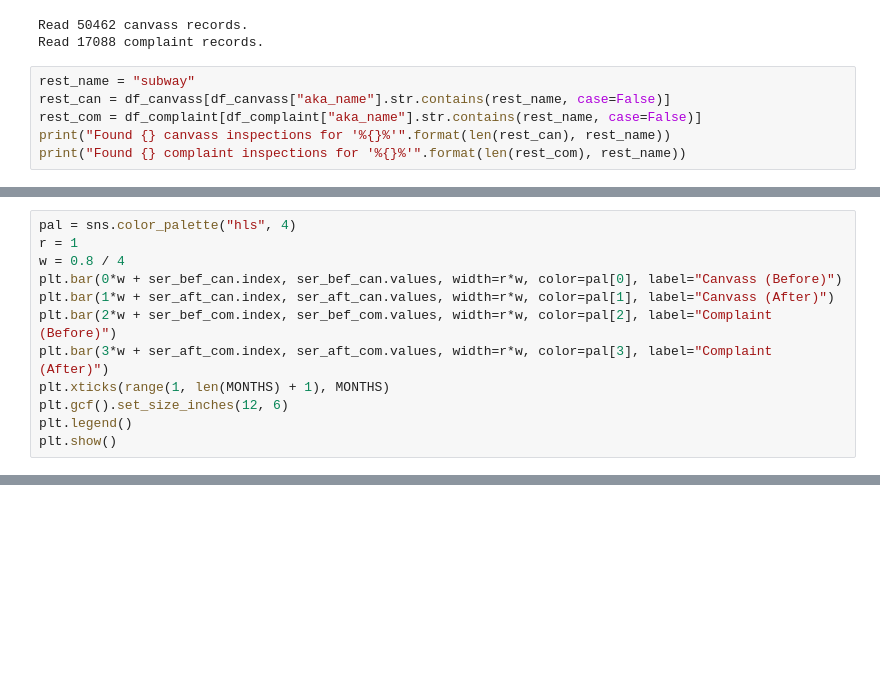
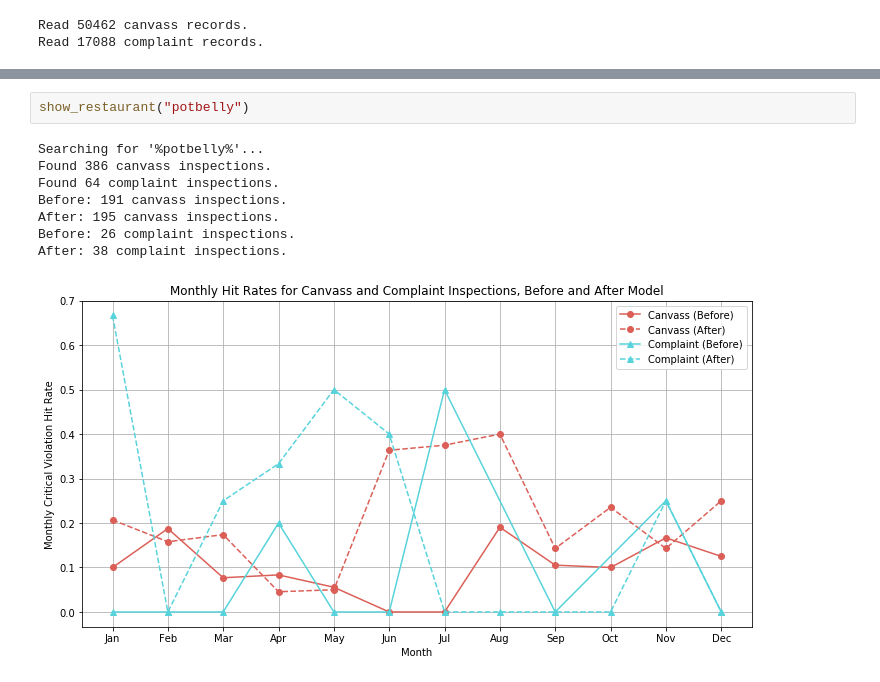
Before and after one commit to vingkan/foodinspectionforecasting, a Jupyter notebook: IIT/19_complaints.ipynb, the cells around one changed output, grey strips where cells are left out. Drawn from its saved outputs; the diff is of its cells as text; blank space fills up the shorter version.

Commit message:
Add interactive complaints plot

```diff
--- a/IIT/19_complaints.ipynb
+++ b/IIT/19_complaints.ipynb
@@ -21,9 +23,3 @@ print("Read {} complaint records.".format(len(df_complaint)))
 # %% [output]
 Read 50462 canvass records.
 Read 17088 complaint records.
-# %%
-rest_name = "subway"
-rest_can = df_canvass[df_canvass["aka_name"].str.contains(rest_name, case=False)]
-rest_com = df_complaint[df_complaint["aka_name"].str.contains(rest_name, case=False)]
-print("Found {} canvass inspections for '%{}%'".format(len(rest_can), rest_name))
-print("Found {} complaint inspections for '%{}%'".format(len(rest_com), rest_name))
@@ -52,12 +25,0 @@ ser_aft_com = aft_com.groupby("month")["critical_found"].mean()
-# %%
-pal = sns.color_palette("hls", 4)
-r = 1
-w = 0.8 / 4
-plt.bar(0*w + ser_bef_can.index, ser_bef_can.values, width=r*w, color=pal[0], label="Canvass (Before)")
-plt.bar(1*w + ser_aft_can.index, ser_aft_can.values, width=r*w, color=pal[1], label="Canvass (After)")
-plt.bar(2*w + ser_bef_com.index, ser_bef_com.values, width=r*w, color=pal[2], label="Complaint (Before)")
-plt.bar(3*w + ser_aft_com.index, ser_aft_com.values, width=r*w, color=pal[3], label="Complaint (After)")
-plt.xticks(range(1, len(MONTHS) + 1), MONTHS)
-plt.gcf().set_size_inches(12, 6)
-plt.legend()
-plt.show()
@@ -81,0 +89,11 @@ plt.show()
+# %%
+show_restaurant("potbelly")
+# %% [output]
+Searching for '%potbelly%'...
+Found 386 canvass inspections.
+Found 64 complaint inspections.
+Before: 191 canvass inspections.
+After: 195 canvass inspections.
+Before: 26 complaint inspections.
+After: 38 complaint inspections.
+[figure, added]
```
Also changed, not shown: parts of 17 cells of this notebook.
